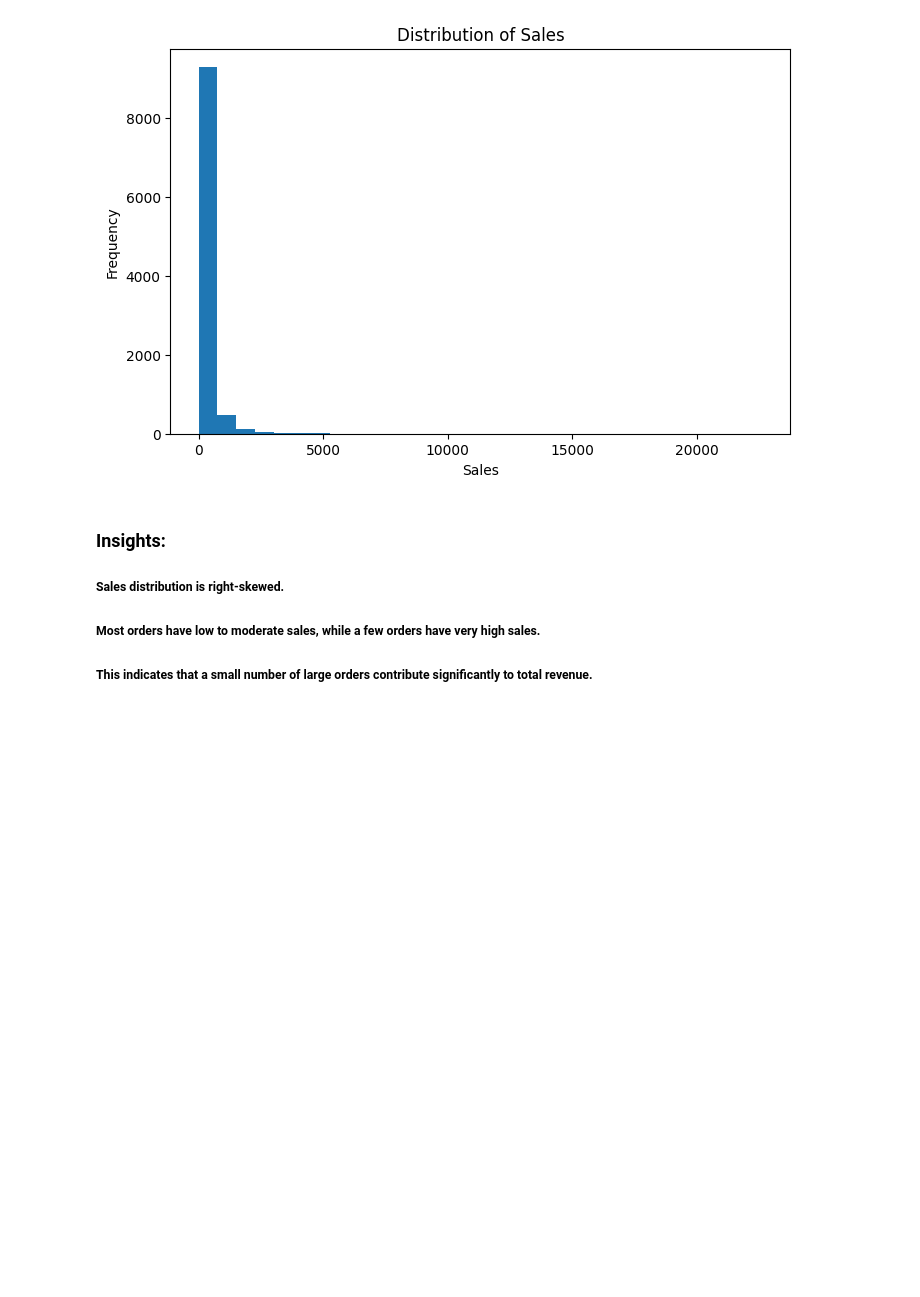
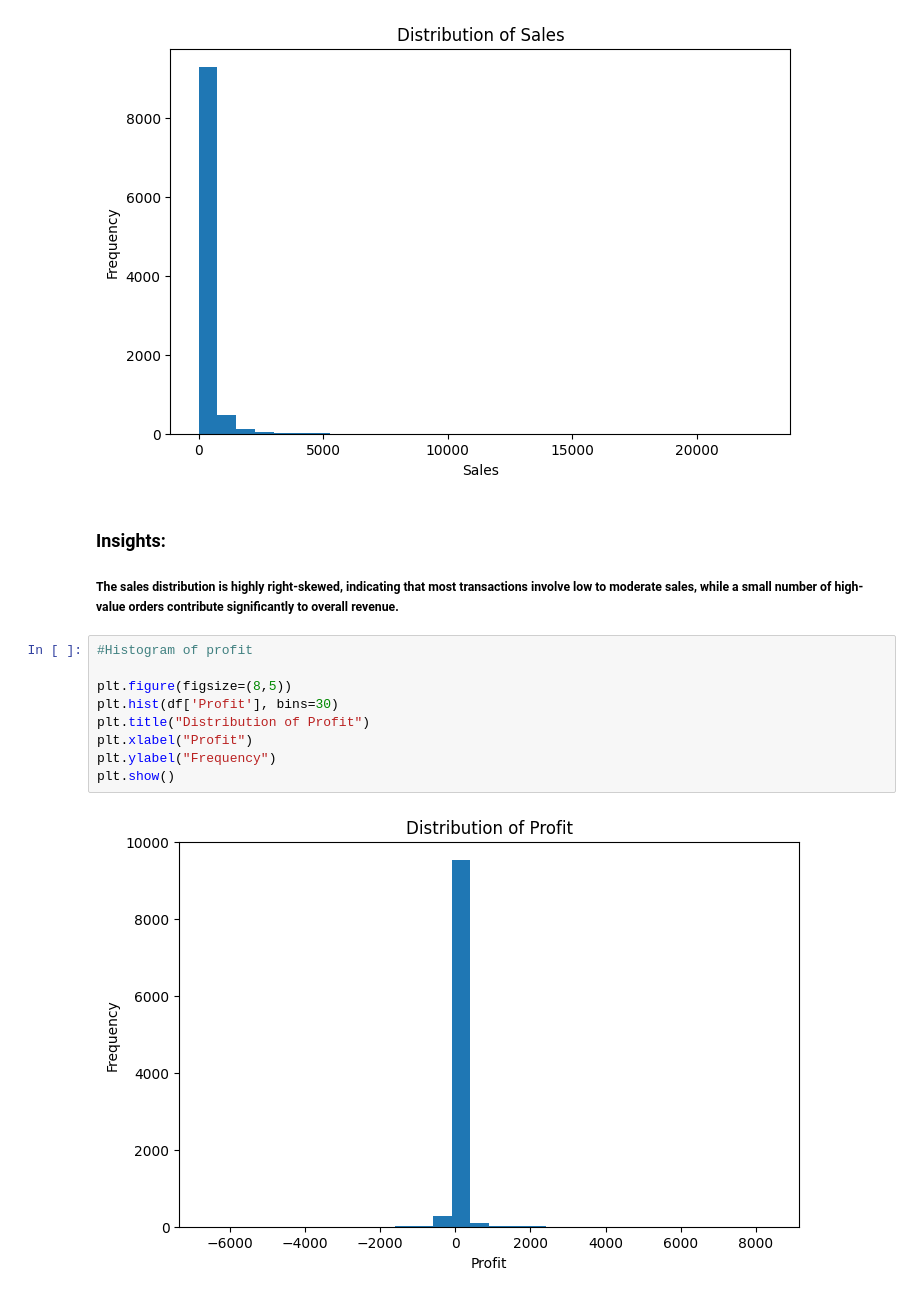
Before and after one commit to ddmeghana/ApexPlanet_Internship-Superstore-Data-Analysis, a Jupyter notebook: notebooks/t2.ipynb, the cells around one changed output. Saved outputs shown, nothing was run; the diff lists cells and outputs as text; blank space fills up the shorter version.

```diff
--- a/notebooks/t2.ipynb
+++ b/notebooks/t2.ipynb
@@ -127,6 +127,15 @@ plt.show()
 [figure]
 # %% [markdown]
 ### Insights:
-##### Sales distribution is right-skewed.
-##### Most orders have low to moderate sales, while a few orders have very high sales.
-##### This indicates that a small number of large orders contribute significantly to total revenue.
+##### The sales distribution is highly right-skewed, indicating that most transactions involve low to moderate sales, while a small number of high-value orders contribute significantly to overall revenue.
+# %%
+#Histogram of profit
+
+plt.figure(figsize=(8,5))
+plt.hist(df['Profit'], bins=30)
+plt.title("Distribution of Profit")
+plt.xlabel("Profit")
+plt.ylabel("Frequency")
+plt.show()
+# %% [output]
+[figure, added]
```
Also changed, not shown: parts of 24 cells of this notebook, 1 other file.
